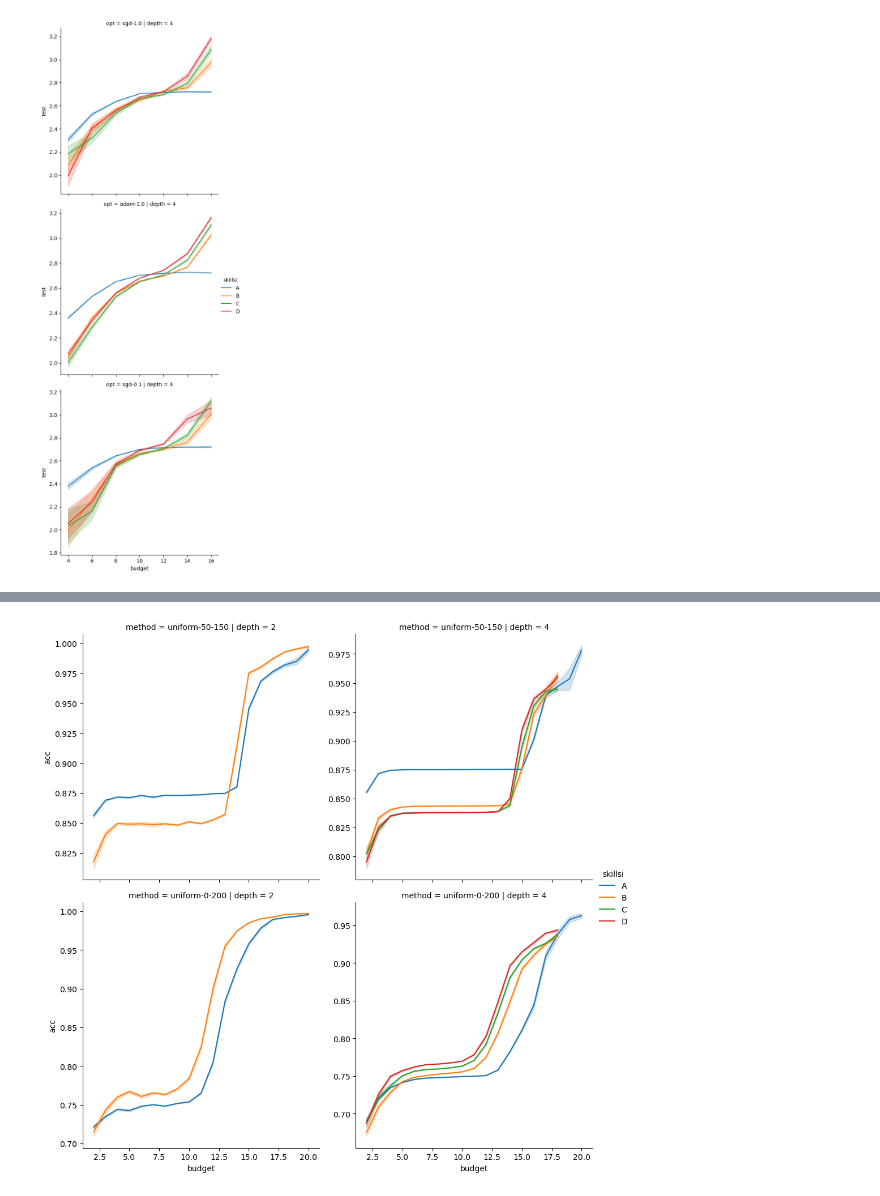
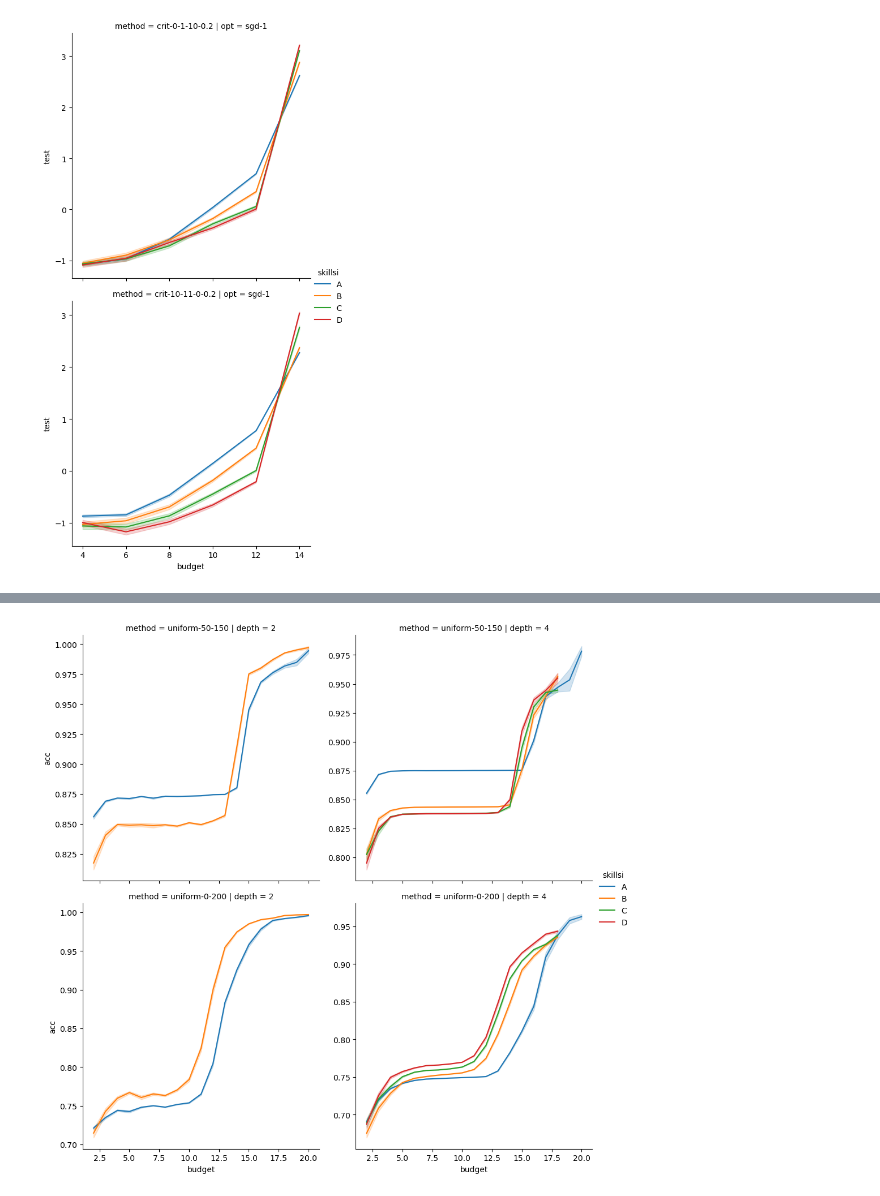
Before and after one commit to saumikn/gymnasium-test, a Jupyter notebook: tree.ipynb, the cells around one changed output, grey strips where cells are left out. Drawn from its saved outputs; the diff is of its cells as text; code cells hidden in the pictures.

Commit message:
new tree with critical states

```diff
--- a/tree.ipynb
+++ b/tree.ipynb
@@ -46,15 +46,15 @@ names[21] = [
     "patience",
     "test",
 ]
-names[22] = names[21]
-names[23] = names[21]
-names[24] = names[21]
 
 
 def get_df(v):
-    df = pd.read_csv(
-        f"/storage1/fs1/chien-ju.ho/Active/tree/output{v}.txt", names=names[v]
-    )
+
+    if v > 21:
+        n = names[21]
+    else:
+        n = names[v]
+    df = pd.read_csv(f"/storage1/fs1/chien-ju.ho/Active/tree/output{v}.txt", names=n)
     # df['dup'] = (df.epoch == 0).astype(int)
     # df['dup'] = df.groupby(categories)['dup'].cumsum()
     # df = df.groupby(categories + ['dup']).filter(lambda x: x['wait'].max() == x['patience'].iloc[0])
@@ -96,0 +75,7 @@ Wall time: 809 ms
+# %%
+%%time
+df = get_df(27)
+df = df[(df.method.isin(['crit123-0-1-10-0.2','crit123-10-11-0-0.2']))]
+df['method'] = df.method.str.replace('crit123','crit')
+df['opt'] = df.opt+"-"+df.lr.astype(str)
+df.shape
@@ -97,14 +86,14 @@ Wall time: 809 ms
 # %%
 g = sns.relplot(
-    data=df24[df24.skillsi.isin(["A", "B", "C", "D"])],
+    data=df[df.skillsi.isin(["A", "B", "C", "D"])],
     x="budget",
     y="test",
     hue="skillsi",
-    row="opt",
-    col="depth",
+    row="method",
+    col="opt",
     kind="line",
     errorbar="se",
     facet_kws={"sharey": False},
 )
 # %% [output]
-[figure, old version]
+[figure, new version]
```
Also changed, not shown: parts of 6 cells of this notebook, 3 other files.
